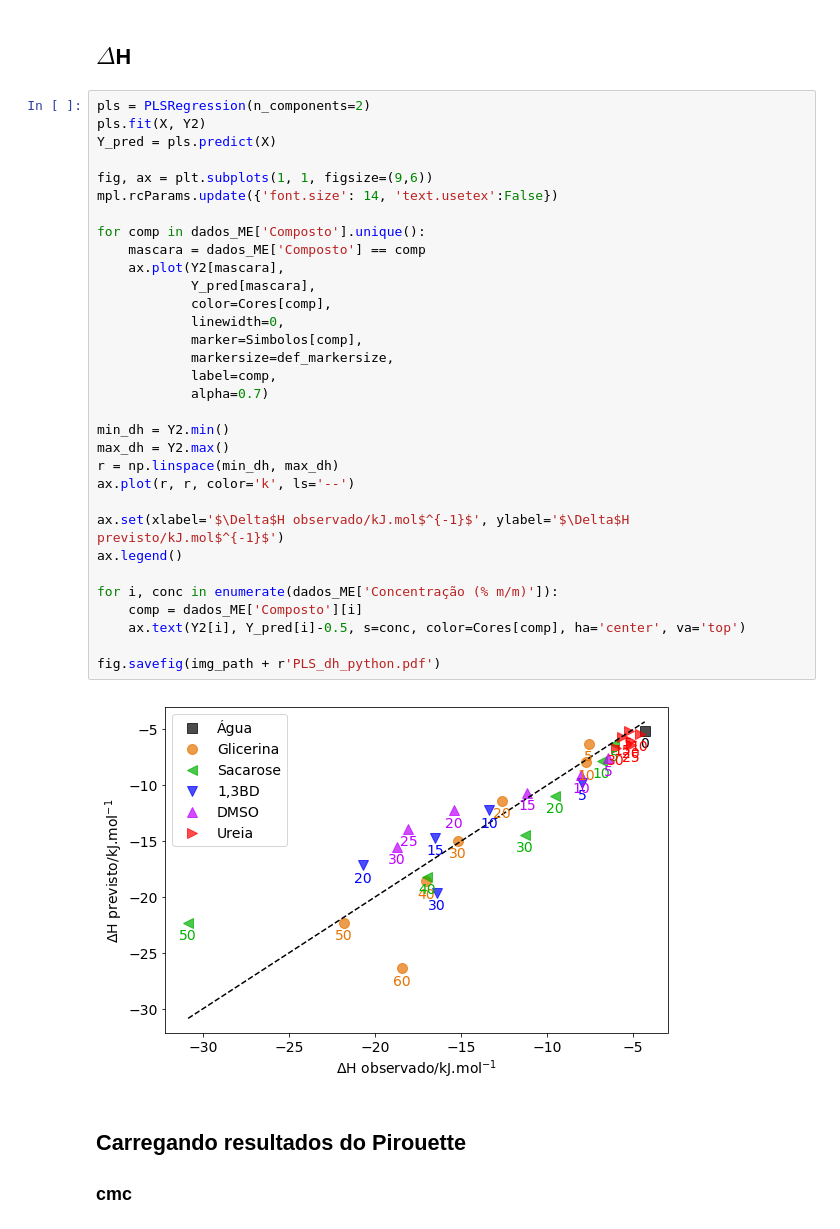
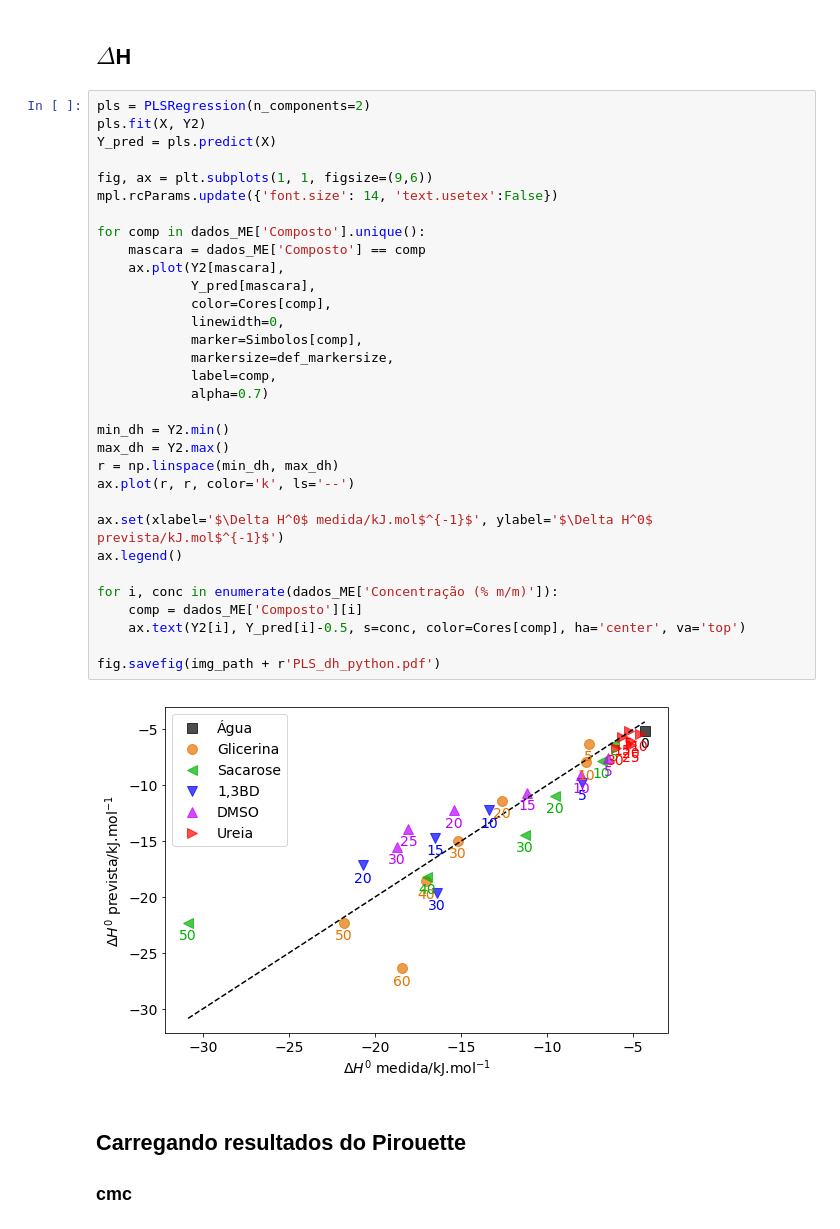
Before and after one commit to KarlClinckspoor/Tese, a Jupyter notebook: imagens/notebooks/Análise multivariada.ipynb, the cells around one changed output. Saved outputs shown, nothing was run; the diff lists cells and outputs as text.

```diff
--- a/imagens/notebooks/Análise multivariada.ipynb
+++ b/imagens/notebooks/Análise multivariada.ipynb
@@ -93,35 +93,35 @@ pls = PLSRegression(n_components=2)
 pls.fit(X, Y2)
 Y_pred = pls.predict(X)
 
 fig, ax = plt.subplots(1, 1, figsize=(9,6))
 mpl.rcParams.update({'font.size': 14, 'text.usetex':False})
 
 for comp in dados_ME['Composto'].unique():
     mascara = dados_ME['Composto'] == comp
     ax.plot(Y2[mascara],
             Y_pred[mascara],
             color=Cores[comp],
             linewidth=0,
             marker=Simbolos[comp],
             markersize=def_markersize,
             label=comp,
             alpha=0.7)
 
 min_dh = Y2.min()
 max_dh = Y2.max()
 r = np.linspace(min_dh, max_dh)
 ax.plot(r, r, color='k', ls='--')
 
-ax.set(xlabel='$\Delta$H observado/kJ.mol$^{-1}$', ylabel='$\Delta$H previsto/kJ.mol$^{-1}$')
+ax.set(xlabel='$\Delta H^0$ medida/kJ.mol$^{-1}$', ylabel='$\Delta H^0$ prevista/kJ.mol$^{-1}$')
 ax.legend()
 
 for i, conc in enumerate(dados_ME['Concentração (% m/m)']):
     comp = dados_ME['Composto'][i]
     ax.text(Y2[i], Y_pred[i]-0.5, s=conc, color=Cores[comp], ha='center', va='top')
 
 fig.savefig(img_path + r'PLS_dh_python.pdf')
 # %% [output]
-[figure, old version]
+[figure, new version]
 # %% [markdown]
 ## Carregando resultados do Pirouette
 ### cmc
```
Also changed, not shown: parts of 33 cells of this notebook, 11 other files.
